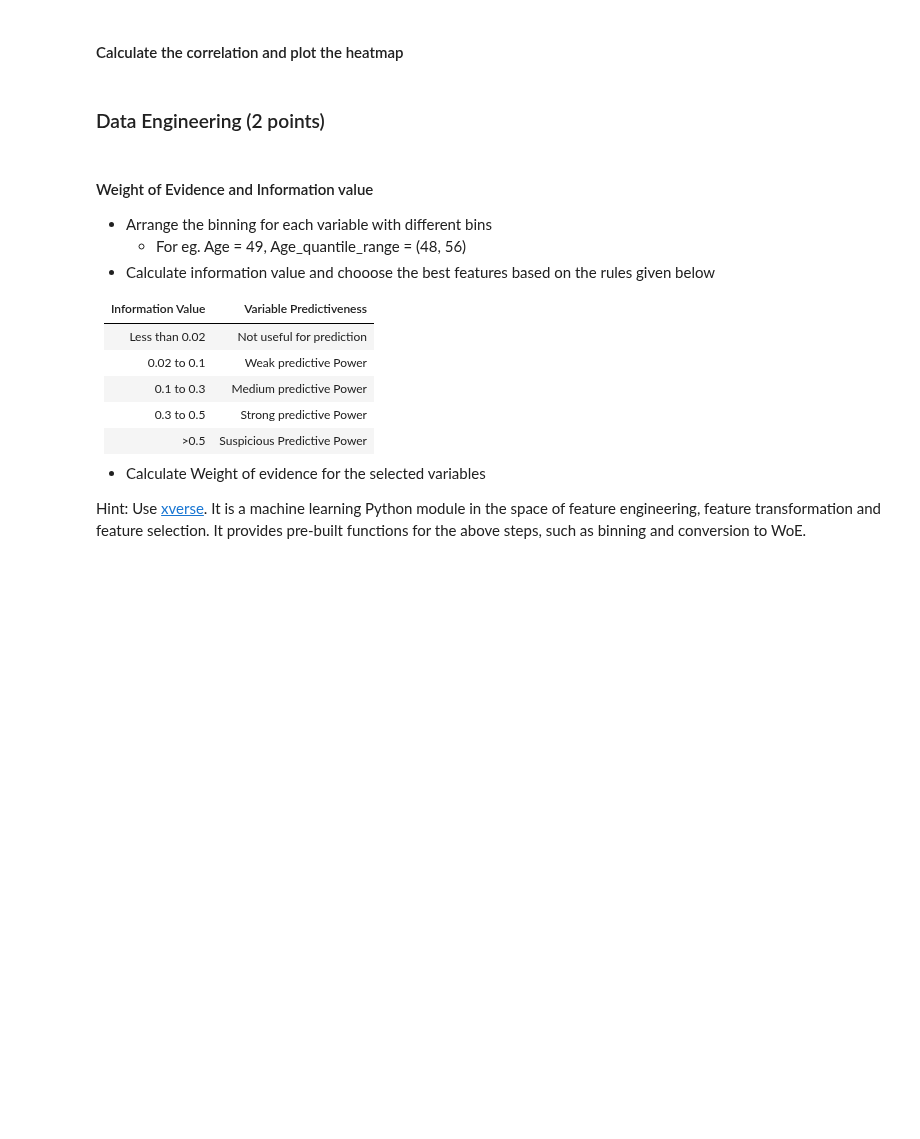
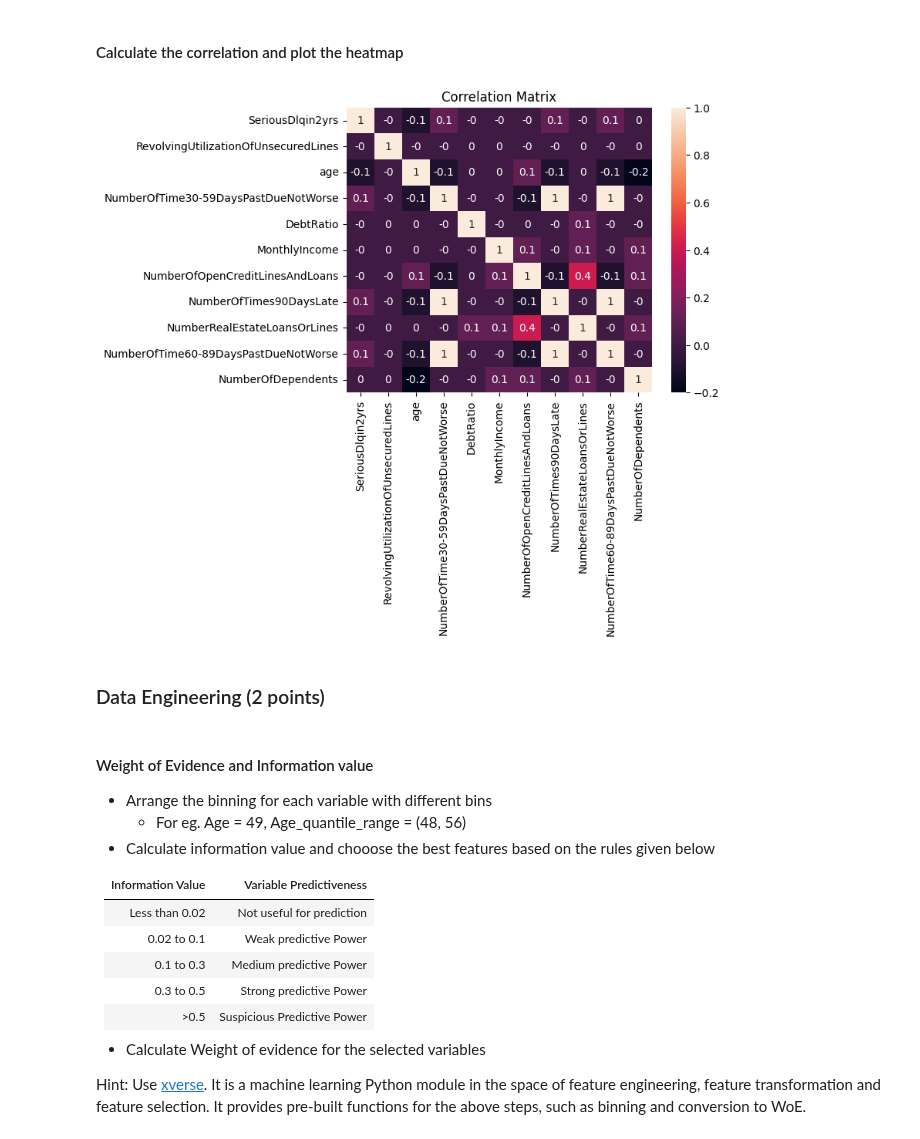
Before and after one commit to deepakk7195/IISC_CDS_DS, a Jupyter notebook: MiniProject_2_Credit_risk_modelling_Logistic_Regression_Deepak.ipynb, the cells around one changed output. Drawn from its saved outputs; the diff is of its cells as text; code cells hidden in the pictures; blank space fills up the shorter version.

```diff
--- a/MiniProject_2_Credit_risk_modelling_Logistic_Regression_Deepak.ipynb
+++ b/MiniProject_2_Credit_risk_modelling_Logistic_Regression_Deepak.ipynb
@@ -184,3 +254,12 @@ df_credit['MonthlyIncome'].fillna(value=meanMonthlyIncome, inplace=True)
+# %%
+# YOUR CODE HERE
+corr_matrix = df_credit.corr().round(1)
+corr_matrix
+sns.heatmap(corr_matrix, annot=True)
+plt.title('Correlation Matrix')
+plt.show()
+# %% [output]
+[figure, added]
 # %% [markdown]
 ### Data Engineering (2 points)
 # %% [markdown]
```
Also changed, not shown: parts of 45 cells of this notebook.
